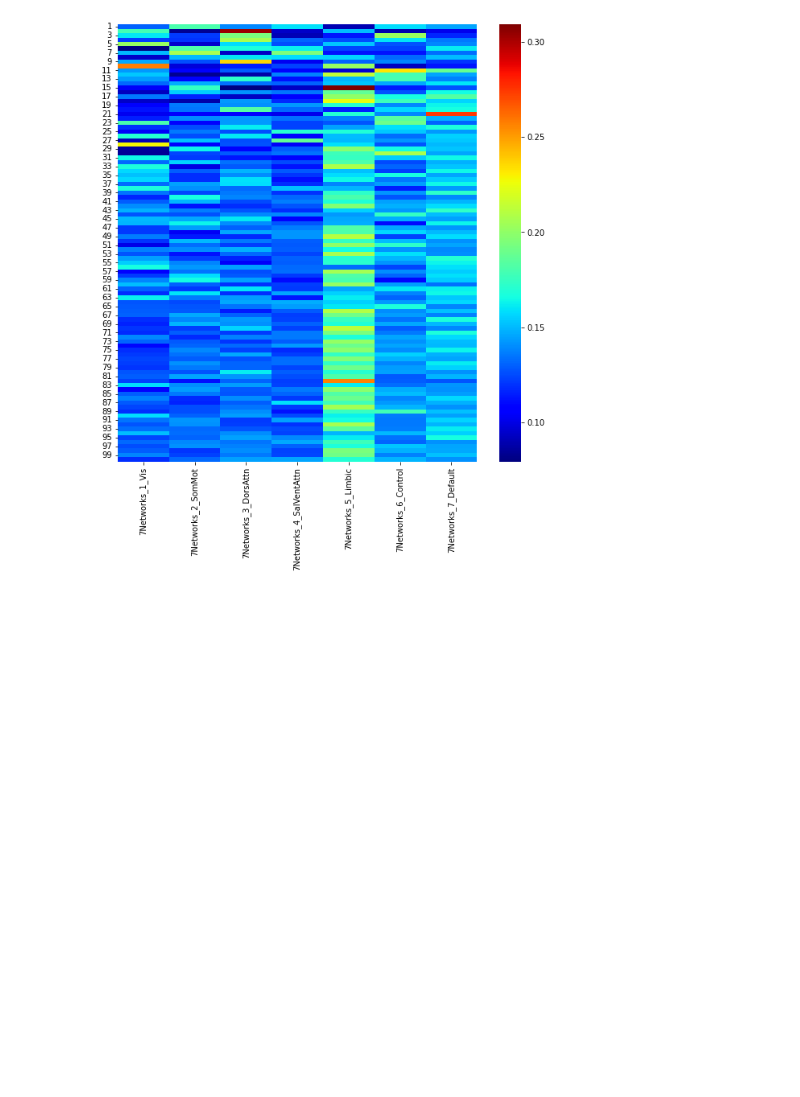
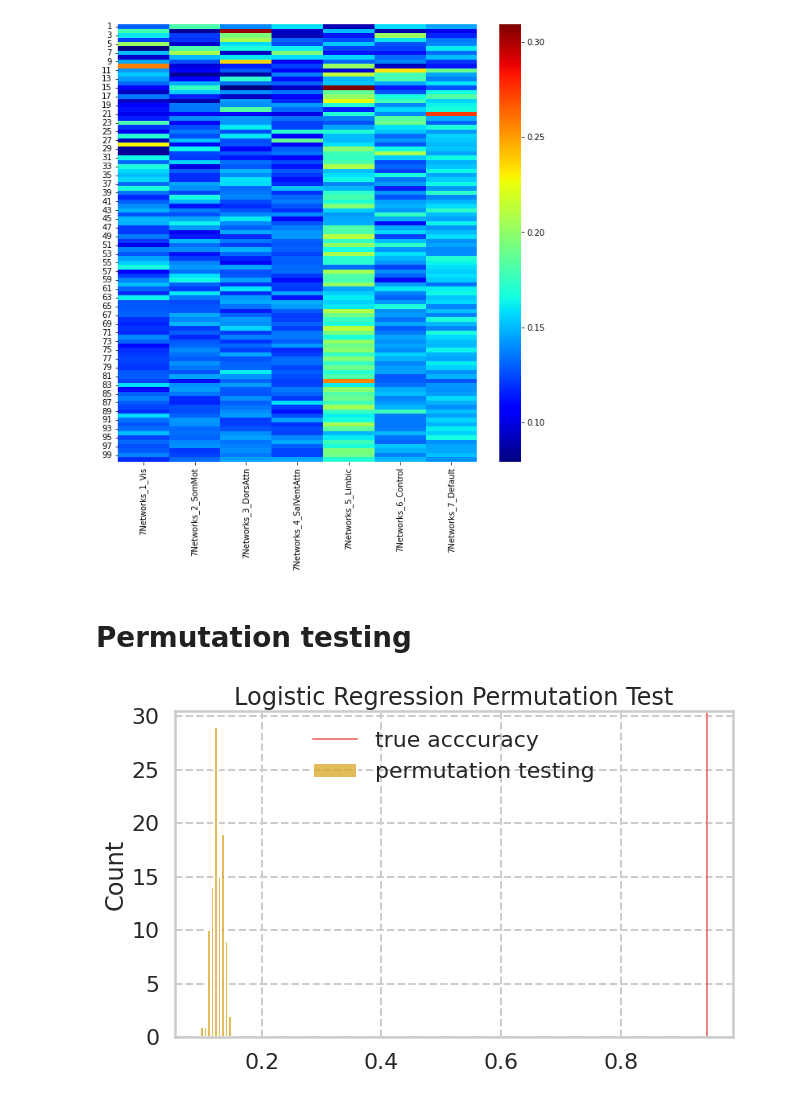
Before and after one commit to bbuckova/NMA_comp_neuro_2022, a Jupyter notebook: BRB_initial_exploration_PCA.ipynb, the cells around one changed output. Cells and saved outputs as stored; diff of their text form; code cells hidden in the pictures; blank space fills up the shorter version.

Commit message:
[BRB_intitial explor] permutation testing added

```diff
--- a/BRB_initial_exploration_PCA.ipynb
+++ b/BRB_initial_exploration_PCA.ipynb
@@ -283,3 +278,5 @@ sns.heatmap(df_network_pct, cmap='Spectral')
 # %% [output]
 <AxesSubplot:>
 [figure]
+# %% [markdown]
+# Permutation testing
@@ -285,0 +289,36 @@ sns.heatmap(df_network_pct, cmap='Spectral')
+# %%
+no_comps_for_model = 100
+scores_trunc = scores[:,0:no_comps_for_model]
+# %%
+Tasks = np.arange(nTasks)
+sub = np.arange(nSubjects)
+
+rng = np.random.default_rng()
+
+perm_lr_scores = []
+perm_no_unique_classes = []
+#perm_lr_final_scores = np.zeros([nSubject])
+
+for iperm in range(nIter):
+    # empty array to store the permuted scores
+    y= np.zeros((sub.shape[0],Tasks.shape[0]), dtype=int)
+
+    # create a mixed up labels vector to use for logistic regression permutation test
+    for i in sub:
+        y[i,:] = rng.permutation(Tasks)
+        #fill a matrix where each row is one subject each collumn is random choice of task
+        yVect = np.reshape(y, y.shape[0]*y.shape[1], order='F')
+        #New label Vector- stack collumns of y on top of each other return yVect
+
+
+    # Divide dataset into training and test sets
+    X_train, X_test, y_train, y_test = train_test_split(scores, yVect, test_size=0.33, random_state=42, shuffle=True, stratify=labels)
+
+    # Run logistic regression on the train set
+    lr = LogisticRegressionCV(penalty='l1', solver='liblinear', max_iter=100, fit_intercept=True, random_state=42, cv=2).fit(X_train[:,0:no_comps_for_model],
+        y_train)
+
+    # Predict on the test set
+    #perm_lr_final_scores[iperm,:] = lr.predict(X_test[:,0:no_comps_for_model])
+    perm_lr_scores.append(lr.score(X_test[:,0:no_comps_for_model], y_test))
+    perm_no_unique_classes.append(np.unique(lr.predict(X_test[:,0:no_comps_for_model])).shape[0])
@@ -285,0 +328,10 @@ sns.heatmap(df_network_pct, cmap='Spectral')
+# %%
+sns.set_theme(style='whitegrid', rc={'grid.linestyle': '--'},   context='poster')
+fig, ax = plt.subplots(1,1,figsize=(10,6))
+sns.histplot(x=perm_lr_scores, color='goldenrod',label = 'permutation testing')
+plt.axvline(x=lr_scores[2], color = 'lightcoral', linewidth=2, label = 'true acccuracy')
+ax.set_title('Logistic Regression Permutation Test')
+l = ax.legend(frameon=False, loc='upper center')
+plt.savefig(os.path.join(imgdir,'LR_perm_test.png'))
+# %% [output]
+[figure, added]
```
Also changed, not shown: parts of 9 cells of this notebook.
